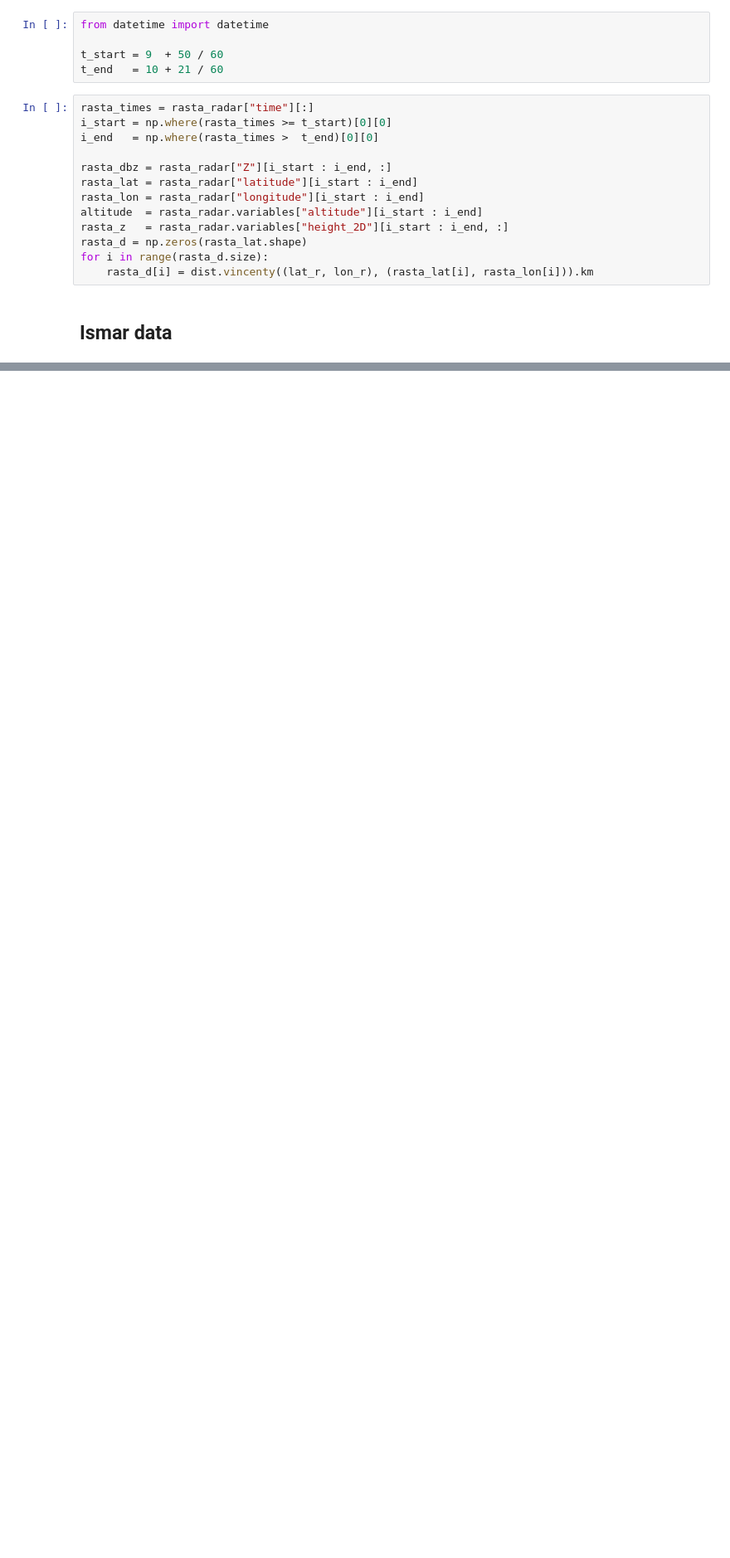
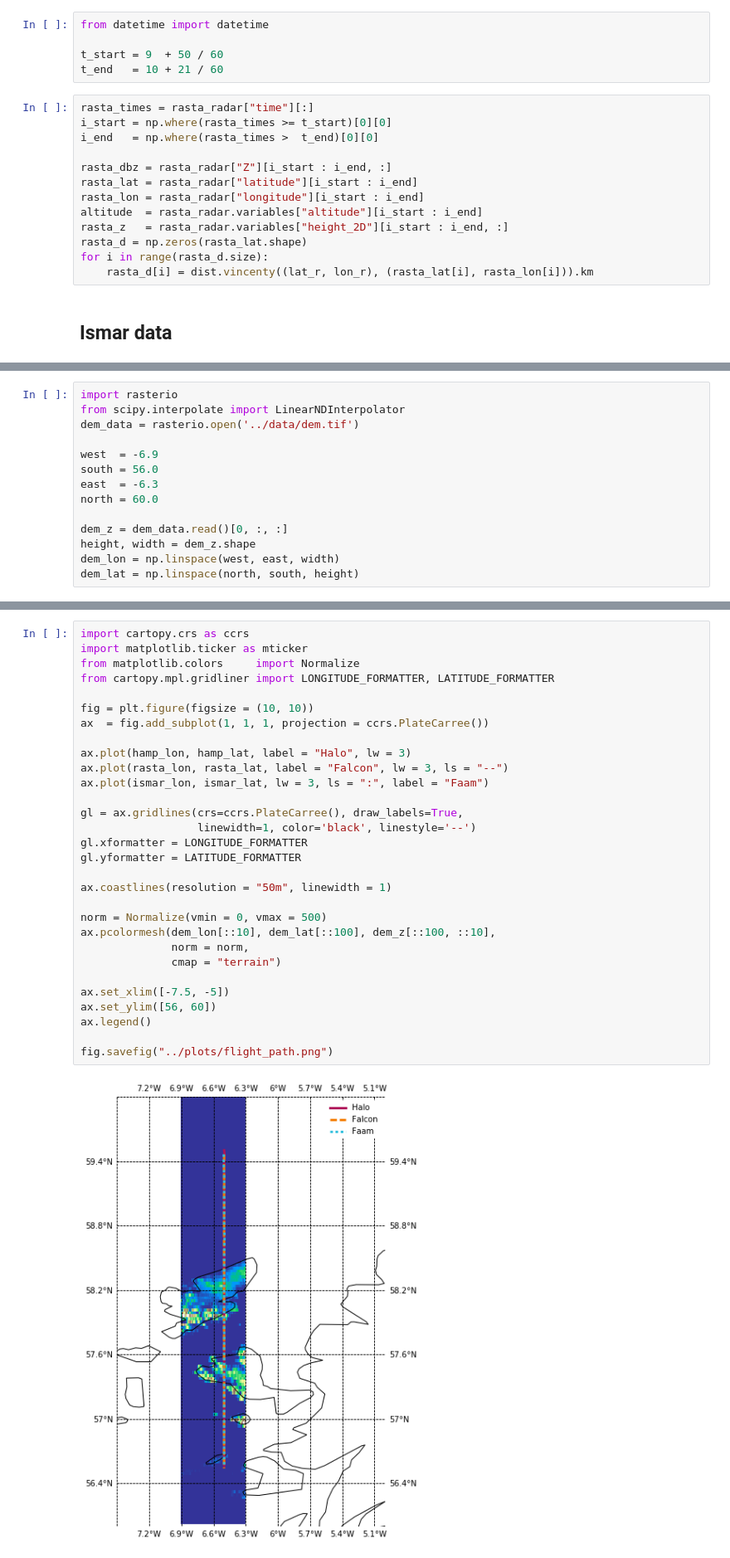
Before and after one commit to simonpf/ismar_combined, a Jupyter notebook: notebooks/first_look.ipynb, the cells around one changed output, grey strips where cells are left out. Shown at 83% size. Saved outputs shown, nothing was run; the diff lists cells and outputs as text; blank space fills up the shorter version.

```diff
--- a/notebooks/first_look.ipynb
+++ b/notebooks/first_look.ipynb
@@ -338,0 +207,14 @@ rh[:] = humidity
+# %%
+import rasterio
+from scipy.interpolate import LinearNDInterpolator
+dem_data = rasterio.open('../data/dem.tif')
+
+west  = -6.9
+south = 56.0
+east  = -6.3
+north = 60.0
+
+dem_z = dem_data.read()[0, :, :]
+height, width = dem_z.shape
+dem_lon = np.linspace(west, east, width)
+dem_lat = np.linspace(north, south, height)
@@ -338,0 +223,32 @@ rh[:] = humidity
+# %%
+import cartopy.crs as ccrs
+import matplotlib.ticker as mticker
+from matplotlib.colors     import Normalize
+from cartopy.mpl.gridliner import LONGITUDE_FORMATTER, LATITUDE_FORMATTER
+
+fig = plt.figure(figsize = (10, 10))
+ax  = fig.add_subplot(1, 1, 1, projection = ccrs.PlateCarree())
+
+ax.plot(hamp_lon, hamp_lat, label = "Halo", lw = 3)
+ax.plot(rasta_lon, rasta_lat, label = "Falcon", lw = 3, ls = "--")
+ax.plot(ismar_lon, ismar_lat, lw = 3, ls = ":", label = "Faam")
+
+gl = ax.gridlines(crs=ccrs.PlateCarree(), draw_labels=True,
+                  linewidth=1, color='black', linestyle='--')
+gl.xformatter = LONGITUDE_FORMATTER
+gl.yformatter = LATITUDE_FORMATTER
+
+ax.coastlines(resolution = "50m", linewidth = 1)
+
+norm = Normalize(vmin = 0, vmax = 500)
+ax.pcolormesh(dem_lon[::10], dem_lat[::100], dem_z[::100, ::10],
+              norm = norm,
+              cmap = "terrain")
+
+ax.set_xlim([-7.5, -5])
+ax.set_ylim([56, 60])
+ax.legend()
+
+fig.savefig("../plots/flight_path.png")
+# %% [output]
+[figure, added]
```
Also changed, not shown: parts of 93 cells of this notebook, 2 other files.
